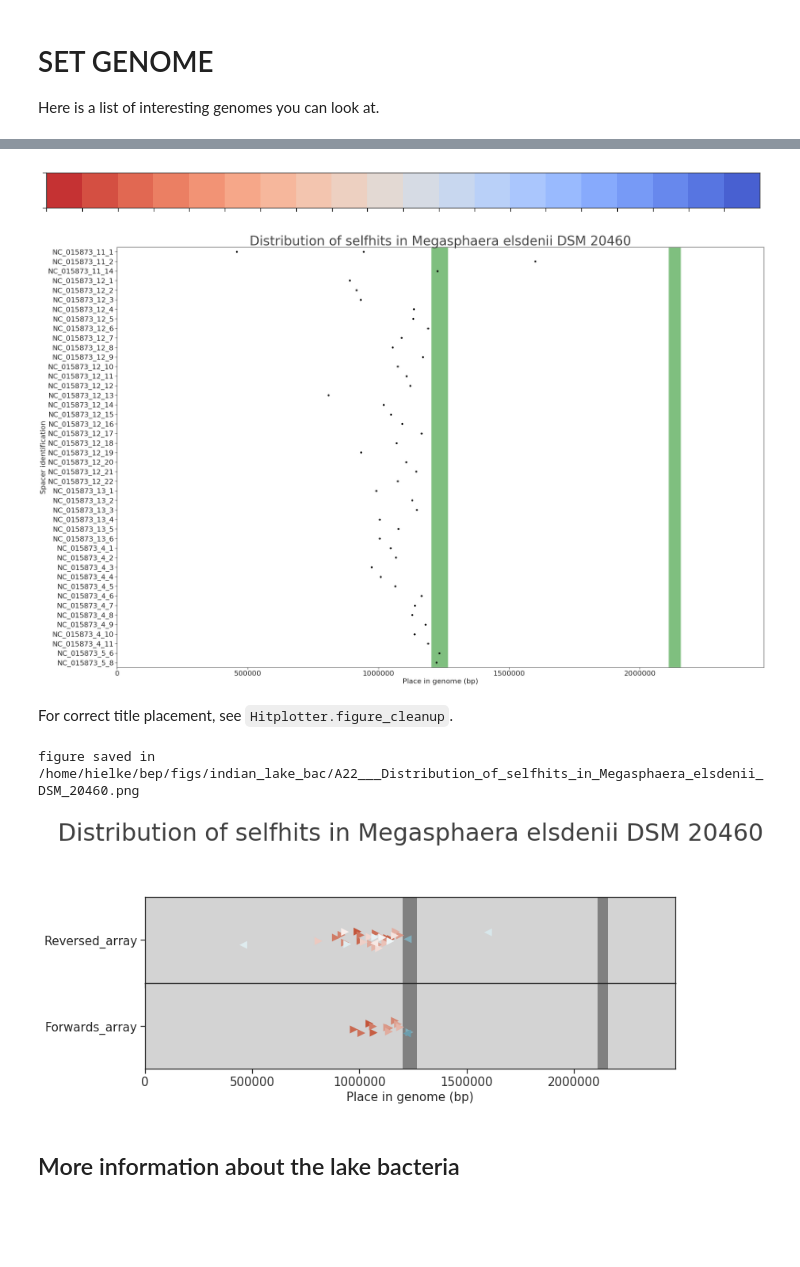
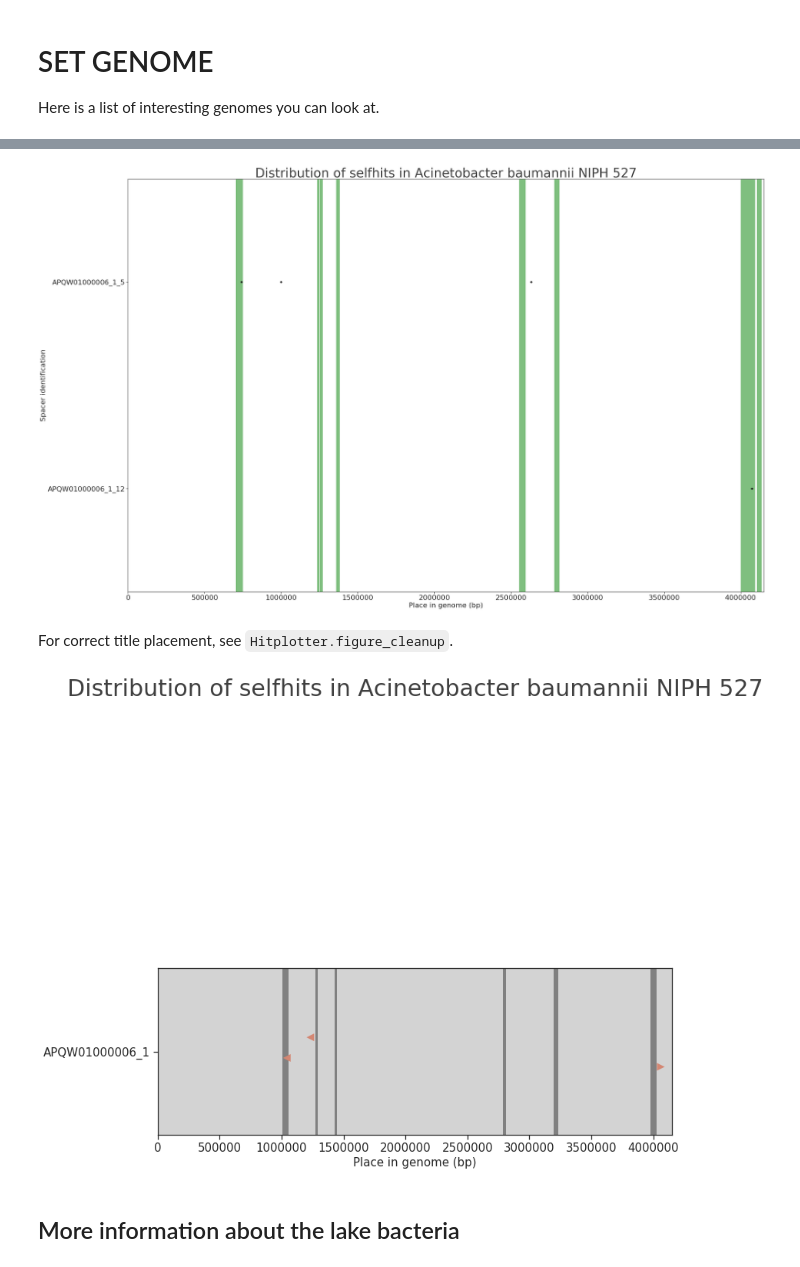
Before and after one commit to hwalinga/self-targeting-spacers-notebooks, a Jupyter notebook: Plot_on_genome.ipynb, the cells around one changed output, grey strips where cells are left out. Saved outputs shown, nothing was run; the diff lists cells and outputs as text; code cells hidden in the pictures; blank space fills up the shorter version.

```diff
--- a/Plot_on_genome.ipynb
+++ b/Plot_on_genome.ipynb
@@ -233,9 +233,13 @@ genome = "64187.210"  # In phage and outside (CAS-TypeIC)
 genome = "64187.219"  # In phage and outside (CAS-TypeIC)
 genome = "756272.5"  # All in phage (CAS-TypeIC)
 genome = "837.101"  # Mostly in phage (CAS-TypeVIB1/CAS)
+genome = "31899.10"  # DSMZ
+genome = "1217647.3"  # Baumanii
+genome = "1217635.3"  # Baumanii
+
 
 # This genome is now used:
-genome = "907.4"  # Priming (CAS-TypeIC/F)
+# genome = "907.4"  # Priming (CAS-TypeIC/F)
 
 
 lake_bacteria = ['64187.128', '64187.133', '64187.136', '64187.137', '64187.140',
@@ -262,14 +266,13 @@ Genome = namedtuple("Genome", ['id', 'name', 'max_length', 'hits', 'contigs',
 
 def get_genome_info(genome, ident=90, verbose=True):
     """A named tuple with the information of the genome is returned."""
-    ident = 90
     dfa = df.loc[[genome]].query('hit_ident > @ident')
     dfa = dfa.assign(orientation = 0 > dfa['c_1'] - dfa['c_2'])  # True: forwards // False: backwards
     dfa_contigs_size = df_contigs_size.reset_index().query('genome_id == @genome').pipe(
         lambda d: d.assign(
             cumsum=np.concatenate((
                 [0],
-                d['size'].cumsum().values[1:]
+                d['size'].cumsum().values[:-1]
             ))
         )
     ).set_index('contig')
@@ -315,5 +318,5 @@ def get_genome_info(genome, ident=90, verbose=True):
 
     return genome_info
 
-genome_info = get_genome_info(genome)
+genome_info = get_genome_info(genome, ident=75)
 # %% [output]
@@ -347,27 +343,25 @@ genome_info.hits.sort_values(by=['array_id', 'spacer_pos'])
-# %%
-sns.palplot(sns.color_palette("coolwarm", 20)[::-1])
-# sns.diverging_palette(20, 220, n=array_size,)
-# %% [output]
-[figure, removed]
 # %%
 # plt.style.use('ggplot')
 if True:
+    rc['axes.facecolor'] = 'white'
+    sns.set(rc=rc)
+
     ax = sns.stripplot(data=genome_info.hits.sort_values(by=['array_id', 'spacer_pos']),
                        x='start_genome', jitter=0, size=6, y='spacer_id',
                        palette=['black'])
     increase_size_by(6, 22, plt)
     # import matplotlib.transforms as mtransforms
     # trans = mtransforms.blended_transform_factory(ax.transData, ax.transAxes)
     for span in genome_info.virsorter_coords:
         ax.axvspan(*span, alpha=.5, color='green')
     # plt.savefig("place_of_hits_" + genome + ".png", format='png', bbox_inches='tight')
     plt.xlim((1, genome_info.max_length))
     plt.title("Distribution of selfhits in %s" % genome_info.name, size=40)
     plt.xlabel("Place in genome (bp)")
     plt.ylabel("Spacer identification")
-    # plt.savefig("/home/hielke/bep/jups/bep_figs/%s.png" % genome, format='png', bbox_inches='tight')
+    plt.savefig("/home/hielke/bep/jups/genome_figs/%s.png" % genome, format='png', bbox_inches='tight')
 # %% [output]
-[figure, old version]
+[figure, new version]
 # %% [markdown]
 For correct title placement, see `Hitplotter.figure_cleanup`.
 # %%
@@ -572,8 +566,7 @@ elif genome == "907.4":
 else:
     normal_plot(genome_info)
 # %% [output]
-figure saved in /home/hielke/bep/figs/indian_lake_bac/A22___Distribution_of_selfhits_in_Megasphaera_elsdenii_DSM_20460.png
-[figure, old version]
+[figure, new version]
 # %% [markdown]
 ## More information about the lake bacteria
 # %%
```
Also changed, not shown: parts of 4 cells of this notebook, 1 other file.
